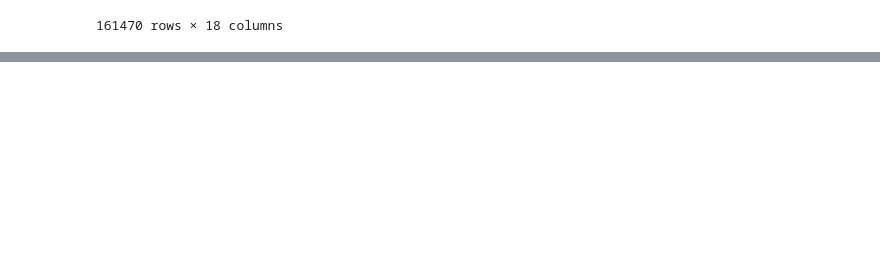
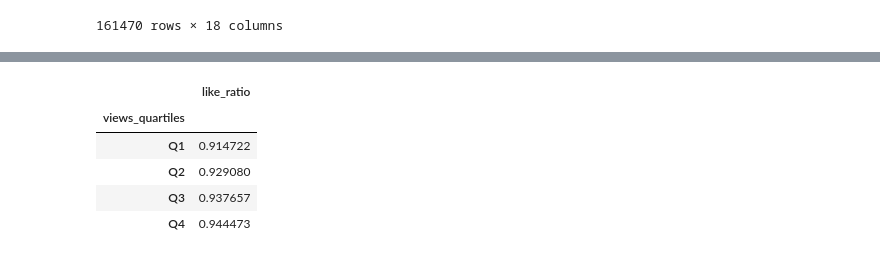
Before and after one commit to ZygimantasB/pandas_training, a Jupyter notebook: youtube/youtube_advanced.ipynb, the cells around one changed output, grey strips where cells are left out. Saved outputs shown, nothing was run; the diff lists cells and outputs as text; code cells hidden in the pictures; blank space fills up the shorter version.

```diff
--- a/youtube/youtube_advanced.ipynb
+++ b/youtube/youtube_advanced.ipynb
@@ -325,0 +492,12 @@ youtube
+# %%
+youtube['views_quartiles'] = pd.qcut(youtube['views'], q=4, labels=['Q1', 'Q2', 'Q3', 'Q4'])
+youtube['like_ratio'] = youtube['likes'] / (youtube['likes'] + youtube['dislikes'])
+average_like_ratio_by_quartile = youtube.groupby('views_quartiles', observed=True)['like_ratio'].mean()
+average_like_ratio_by_quartile.to_frame()
+# %% [output]
+|  | like_ratio |
+| views_quartiles |  |
+| Q1 | 0.914722 |
+| Q2 | 0.929080 |
+| Q3 | 0.937657 |
+| Q4 | 0.944473 |
```
Also changed, not shown: parts of 24 cells of this notebook.
